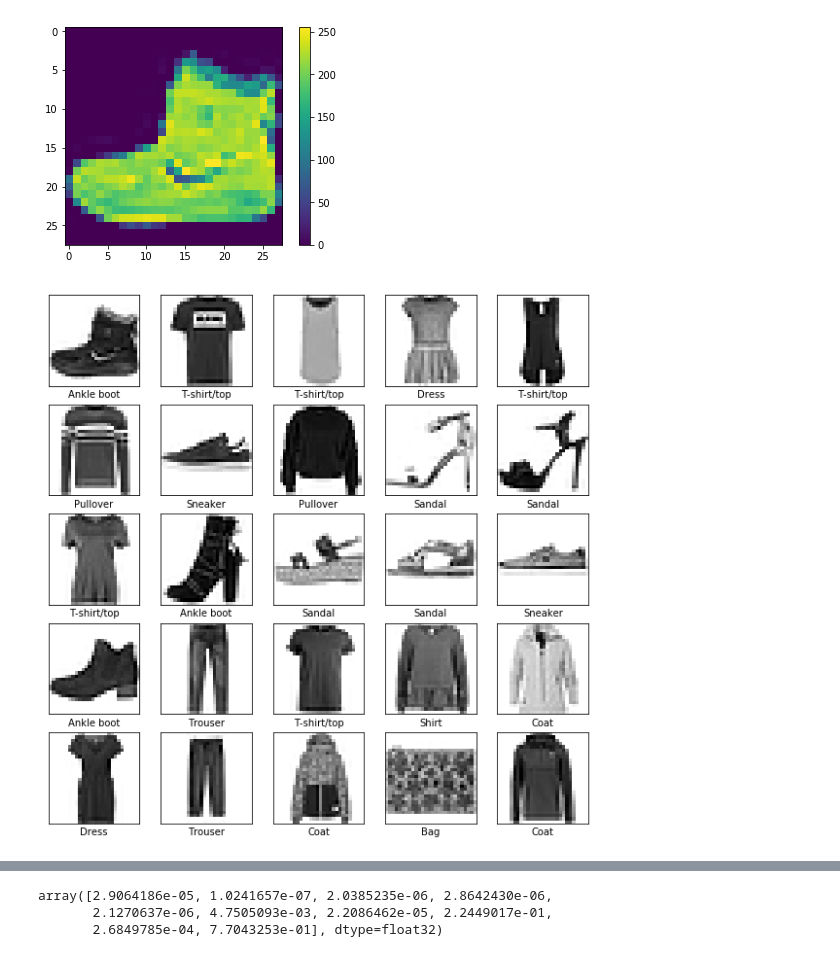
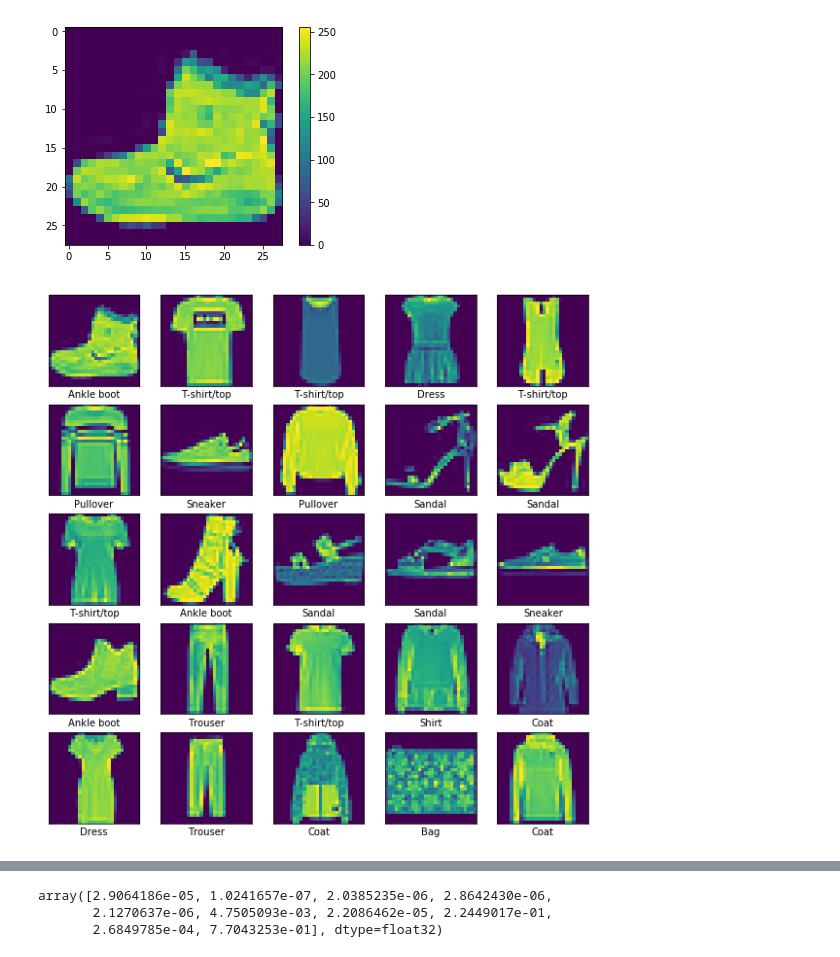
Before and after one commit to tigranv/CognitiveClassMachineLearning, a Jupyter notebook: TF_tutorial/basic_classification.ipynb, the cells around one changed output, grey strips where cells are left out. Saved outputs shown, nothing was run; the diff lists cells and outputs as text; code cells hidden in the pictures.

```diff
--- a/TF_tutorial/basic_classification.ipynb
+++ b/TF_tutorial/basic_classification.ipynb
@@ -50,14 +50,14 @@ test_images = test_images / 255.0
 # %%
 plt.figure(figsize=(10,10))
 for i in range(25):
     plt.subplot(5,5,i+1)
     plt.xticks([])
     plt.yticks([])
     plt.grid(False)
-    plt.imshow(train_images[i], cmap=plt.cm.binary)
+    plt.imshow(train_images[i]) #, cmap=plt.cm.binary)
     plt.xlabel(class_names[train_labels[i]])
 # %% [output]
-[figure, old version]
+[figure, new version]
 # %%
 model = keras.Sequential([
     keras.layers.Flatten(input_shape=(28, 28)),
```
Also changed, not shown: parts of 2 cells of this notebook, 1 other file.
